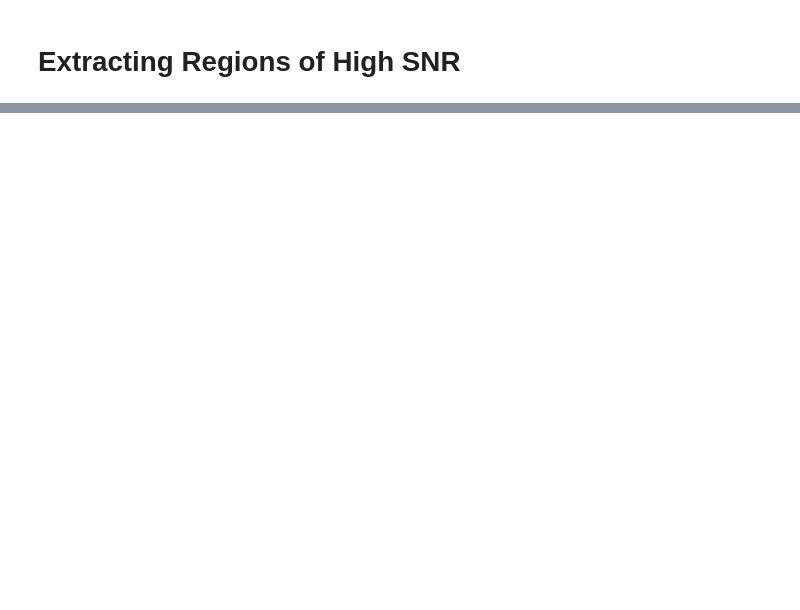
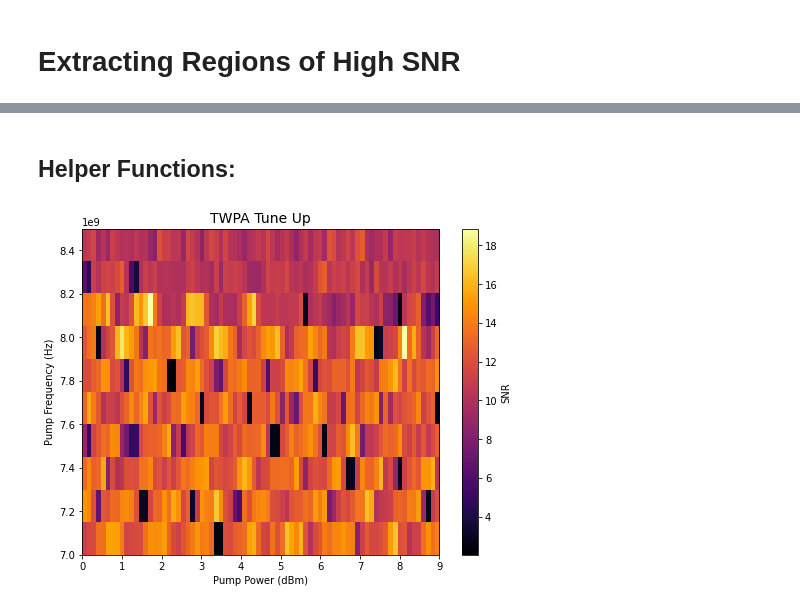
Before and after one commit to shanto268/tune_up_twpa, a Jupyter notebook: twpa_tune_up.ipynb, the cells around one changed output, grey strips where cells are left out. Cells and saved outputs as stored; diff of their text form; code cells hidden in the pictures; blank space fills up the shorter version.

```diff
--- a/twpa_tune_up.ipynb
+++ b/twpa_tune_up.ipynb
@@ -499,0 +355,2 @@ def get_average_of_N_traces(signal, N):
+# %% [markdown]
+## Helper Functions:
@@ -499,0 +536,27 @@ def get_average_of_N_traces(signal, N):
+# %%
+TWPA0919 = "data/TWPA_Tune_Up_91923.hdf5"
+lf = Labber.LogFile(TWPA0919)
+
+SA_channel_name = 'HP Spectrum Analyzer - Signal'
+signal = lf.getData(name = SA_channel_name)
+
+linsig = dBm2Watt(signal)
+
+SAxdata, SAydata = lf.getTraceXY(y_channel=SA_channel_name) # gives last trace from SA
+# %%
+repeated = 4
+power_range = 10
+freq_range = 76
+
+power_channel_name = "10002F25 - Power"
+freq_channel_name = "10002F25 - Frequency"
+
+pump_power = lf.getData(name = power_channel_name)
+pump_freq = lf.getData(name = freq_channel_name)
+# %%
+plt.rcParams['savefig.facecolor']='white'
+
+
+get_SNR_space_plot(signal,repeated, freq_range, power_range, std_SNR=2.5, title="TWPA Tune Up", xlabel='Pump Power (dBm)', ylabel='Pump Frequency (Hz)', zlabel='SNR', fig_type=".png", path="figures")
+# %% [output]
+[figure, added]
```
Also changed, not shown: parts of 46 cells of this notebook, 4 other files.
